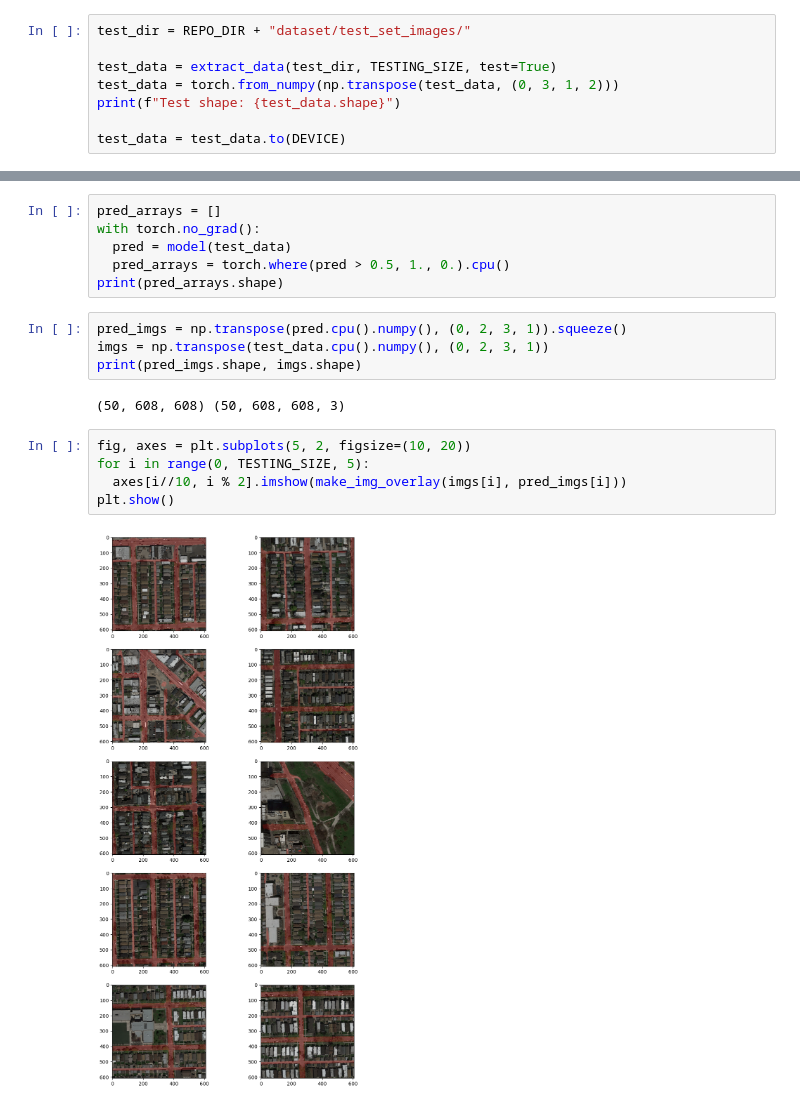
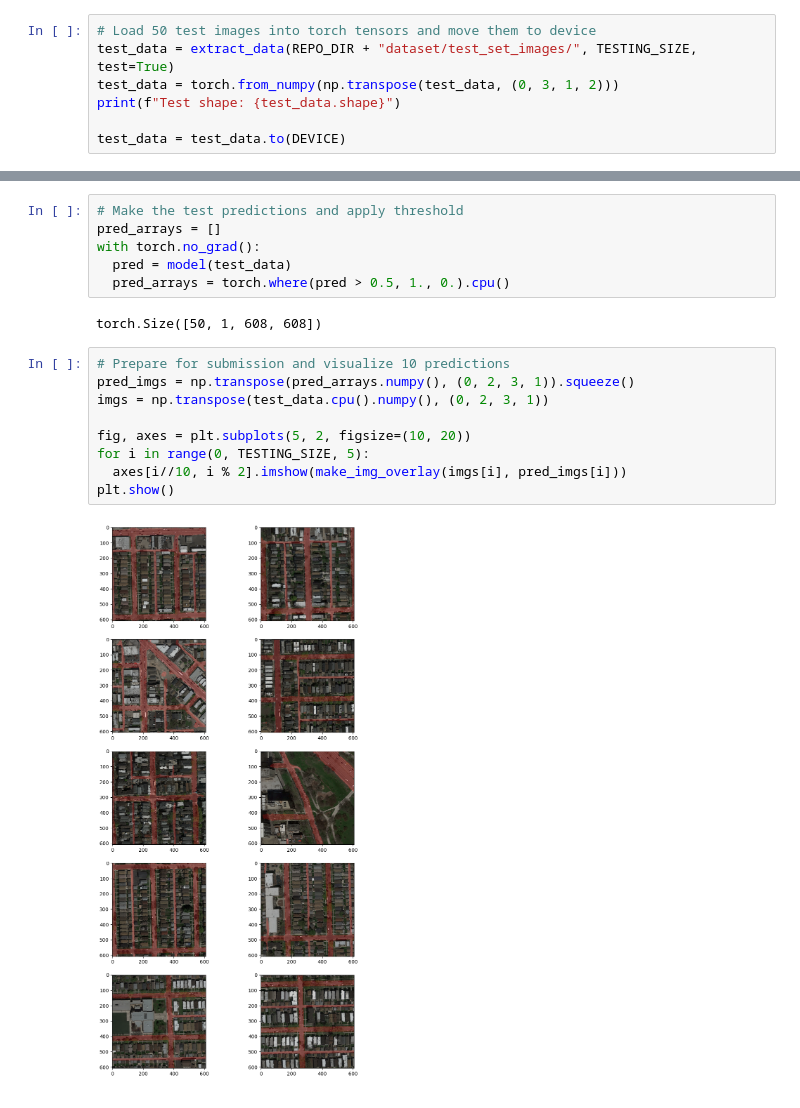
Before and after one commit to Pytyeee/ml-project-2-pytyeee, a Jupyter notebook: notebooks/unet_test.ipynb, the cells around one changed output, grey strips where cells are left out. Cells and saved outputs as stored; diff of their text form.

Commit message:
unet_test ready for submission

```diff
--- a/notebooks/unet_test.ipynb
+++ b/notebooks/unet_test.ipynb
@@ -26,9 +28,8 @@ TESTING_SIZE = 50
 # %% [output]
 cuda
 # %%
-test_dir = REPO_DIR + "dataset/test_set_images/"
-
-test_data = extract_data(test_dir, TESTING_SIZE, test=True)
+# Load 50 test images into torch tensors and move them to device
+test_data = extract_data(REPO_DIR + "dataset/test_set_images/", TESTING_SIZE, test=True)
 test_data = torch.from_numpy(np.transpose(test_data, (0, 3, 1, 2)))
 print(f"Test shape: {test_data.shape}")
 
@@ -51,20 +55,20 @@ Downloading: "https://download.pytorch.org/models/resnet34-333f7ec4.pth" to /roo
 # %%
+# Make the test predictions and apply threshold
 pred_arrays = []
 with torch.no_grad():
   pred = model(test_data)
   pred_arrays = torch.where(pred > 0.5, 1., 0.).cpu()
-print(pred_arrays.shape)
+# %% [output]
+torch.Size([50, 1, 608, 608])
 # %%
-pred_imgs = np.transpose(pred.cpu().numpy(), (0, 2, 3, 1)).squeeze()
+# Prepare for submission and visualize 10 predictions
+pred_imgs = np.transpose(pred_arrays.numpy(), (0, 2, 3, 1)).squeeze()
 imgs = np.transpose(test_data.cpu().numpy(), (0, 2, 3, 1))
-print(pred_imgs.shape, imgs.shape)
+
+fig, axes = plt.subplots(5, 2, figsize=(10, 20))
+for i in range(0, TESTING_SIZE, 5):
+  axes[i//10, i % 2].imshow(make_img_overlay(imgs[i], pred_imgs[i]))
+plt.show()
 # %% [output]
-(50, 608, 608) (50, 608, 608, 3)
+[figure, added]
-# %%
-fig, axes = plt.subplots(5, 2, figsize=(10, 20))
-for i in range(0, TESTING_SIZE, 5):
-  axes[i//10, i % 2].imshow(make_img_overlay(imgs[i], pred_imgs[i]))
-plt.show()
-# %% [output]
-[figure, removed]
 # %%
```
Also changed, not shown: parts of 9 cells of this notebook, 1 other file.
